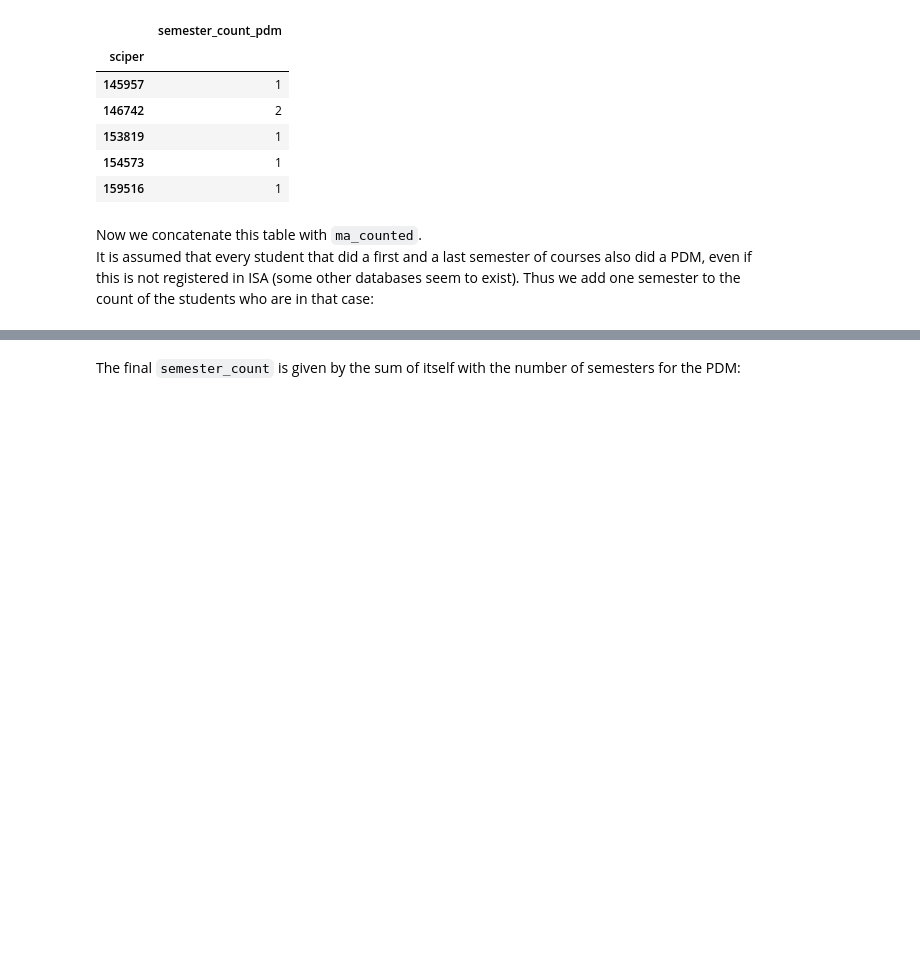
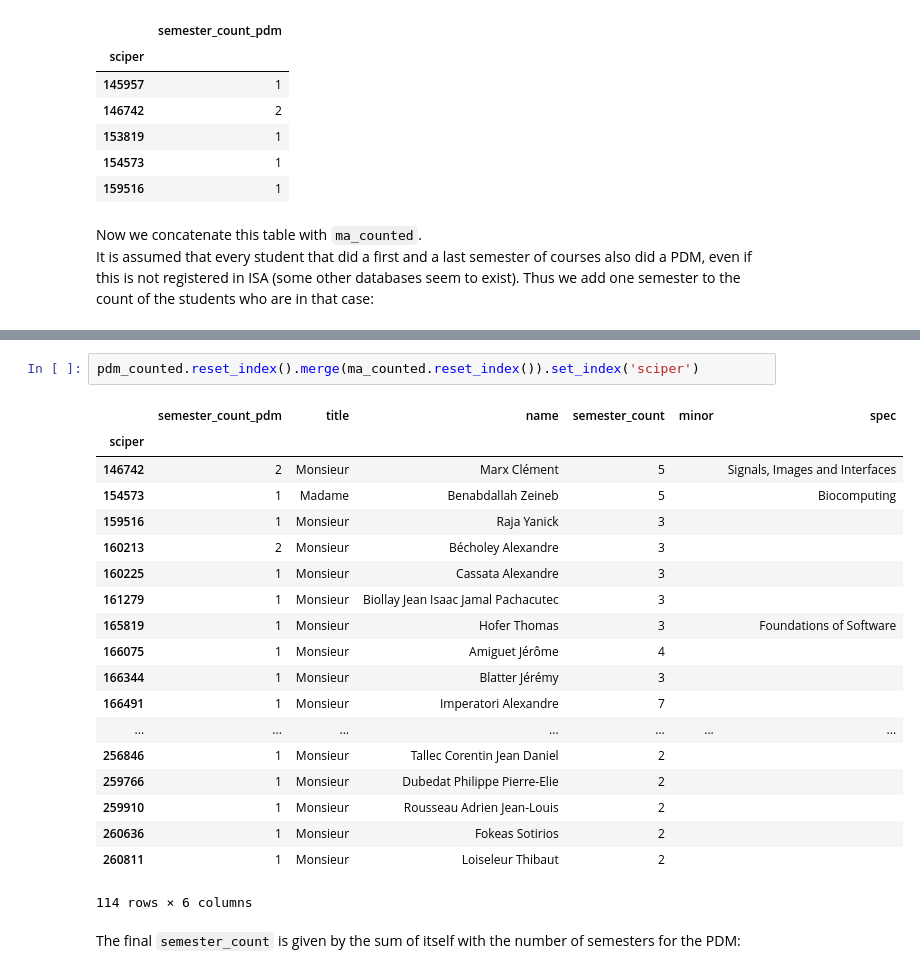
Before and after one commit to mukel/Homework, a Jupyter notebook: 02 - Data from the Web/hw_merge.ipynb, the cells around one changed output, grey strips where cells are left out. Drawn from its saved outputs; the diff is of its cells as text; blank space fills up the shorter version.

```diff
--- a/02 - Data from the Web/hw_merge.ipynb
+++ b/02 - Data from the Web/hw_merge.ipynb
@@ -362,3 +355,25 @@ ma_with_pdm.head()
+# %%
+pdm_counted.reset_index().merge(ma_counted.reset_index()).set_index('sciper')
+# %% [output]
+|  | semester_count_pdm | title | name | semester_count | minor | spec |
+| sciper |  |  |  |  |  |  |
+| 146742 | 2 | Monsieur | Marx Clément | 5 |  | Signals, Images and Interfaces |
+| 154573 | 1 | Madame | Benabdallah Zeineb | 5 |  | Biocomputing |
+| 159516 | 1 | Monsieur | Raja Yanick | 3 |  |  |
+| 160213 | 2 | Monsieur | Bécholey Alexandre | 3 |  |  |
+| 160225 | 1 | Monsieur | Cassata Alexandre | 3 |  |  |
+| 161279 | 1 | Monsieur | Biollay Jean Isaac Jamal Pachacutec | 3 |  |  |
+| 165819 | 1 | Monsieur | Hofer Thomas | 3 |  | Foundations of Software |
+| 166075 | 1 | Monsieur | Amiguet Jérôme | 4 |  |  |
+| 166344 | 1 | Monsieur | Blatter Jérémy | 3 |  |  |
+| 166491 | 1 | Monsieur | Imperatori Alexandre | 7 |  |  |
+| ... | ... | ... | ... | ... | ... | ... |
+| 256846 | 1 | Monsieur | Tallec Corentin Jean Daniel | 2 |  |  |
+| 259766 | 1 | Monsieur | Dubedat Philippe Pierre-Elie | 2 |  |  |
+| 259910 | 1 | Monsieur | Rousseau Adrien Jean-Louis | 2 |  |  |
+| 260636 | 1 | Monsieur | Fokeas Sotirios | 2 |  |  |
+| 260811 | 1 | Monsieur | Loiseleur Thibaut | 2 |  |  |
+114 rows × 6 columns
 # %% [markdown]
 The final `semester_count` is given by the sum of itself with the number of semesters for the PDM:
 # %%
```
Also changed, not shown: parts of 24 cells of this notebook.
